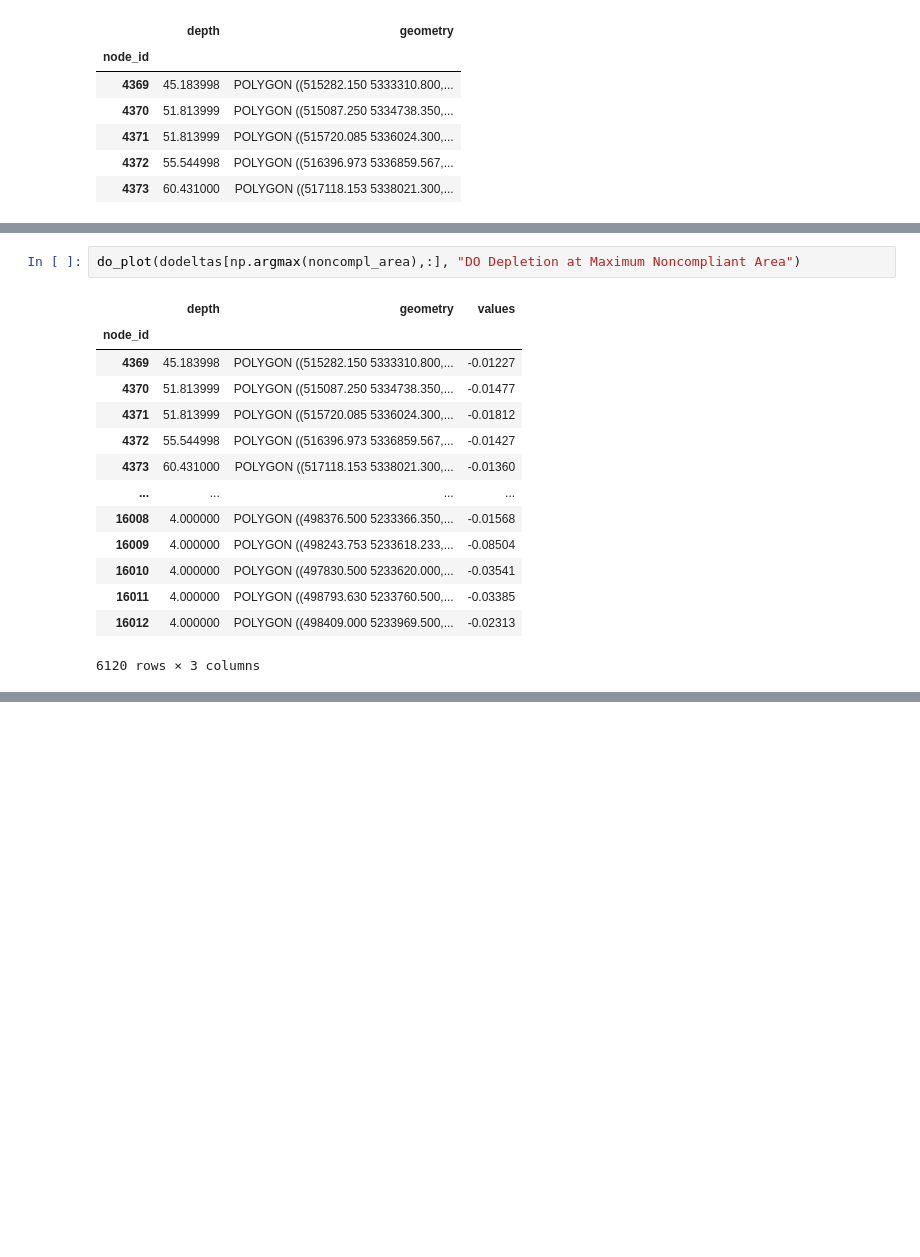
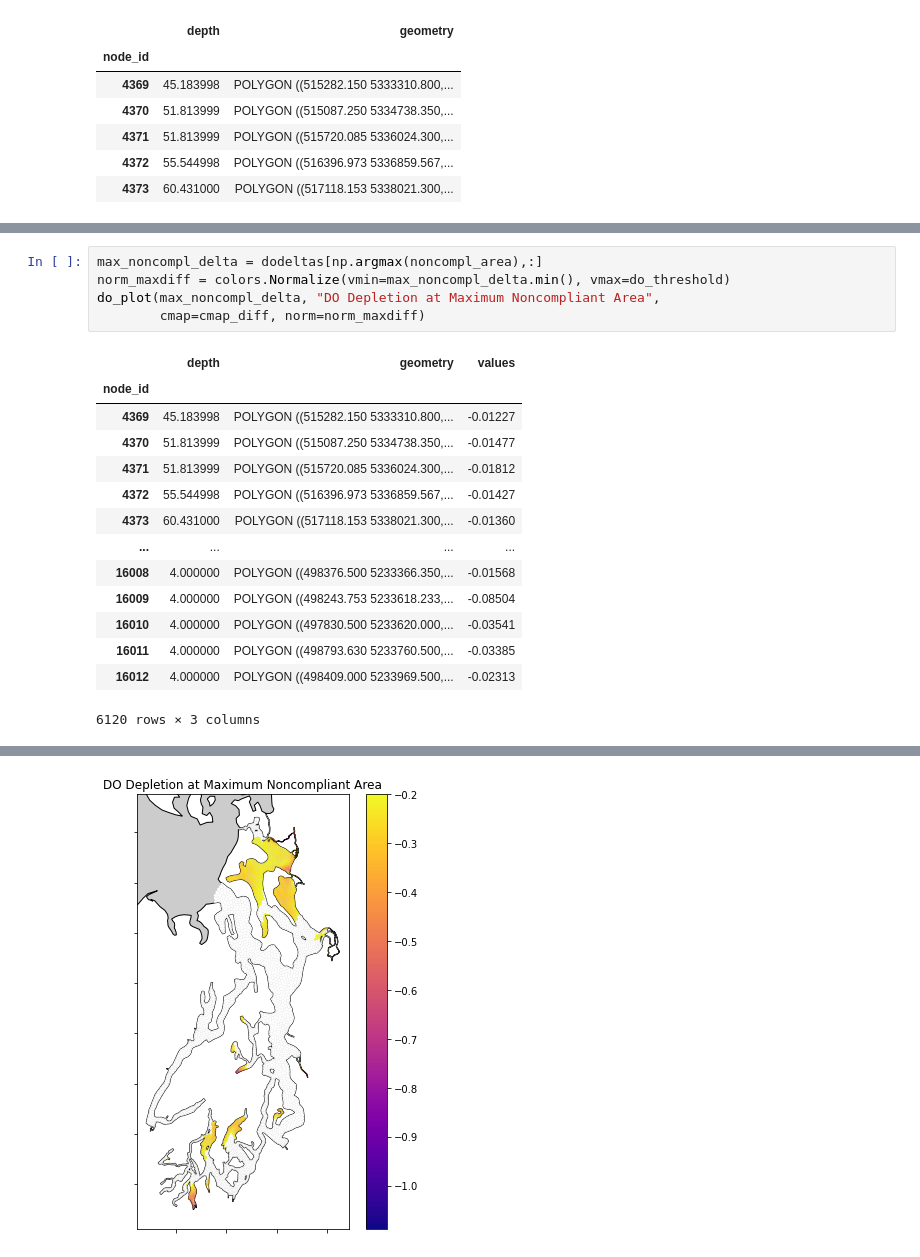
Before and after one commit to bedaro/ssm-analysis, a Jupyter notebook: DO Compliance.ipynb, the cells around one changed output, grey strips where cells are left out. Drawn from its saved outputs; the diff is of its cells as text; blank space fills up the shorter version.

```diff
--- a/DO Compliance.ipynb
+++ b/DO Compliance.ipynb
@@ -105,5 +123,8 @@ fig.autofmt_xdate()
 # %%
-do_plot(dodeltas[np.argmax(noncompl_area),:], "DO Depletion at Maximum Noncompliant Area")
+max_noncompl_delta = dodeltas[np.argmax(noncompl_area),:]
+norm_maxdiff = colors.Normalize(vmin=max_noncompl_delta.min(), vmax=do_threshold)
+do_plot(max_noncompl_delta, "DO Depletion at Maximum Noncompliant Area",
+        cmap=cmap_diff, norm=norm_maxdiff)
 # %% [output]
 |  | depth | geometry | values |
 | node_id |  |  |  |
@@ -123 +143,2 @@ do_plot(dodeltas[np.argmax(noncompl_area),:], "DO Depletion at Maximum Noncompli
+[figure, added]
 # %%
```
Also changed, not shown: parts of 9 cells of this notebook, 7 other files.
